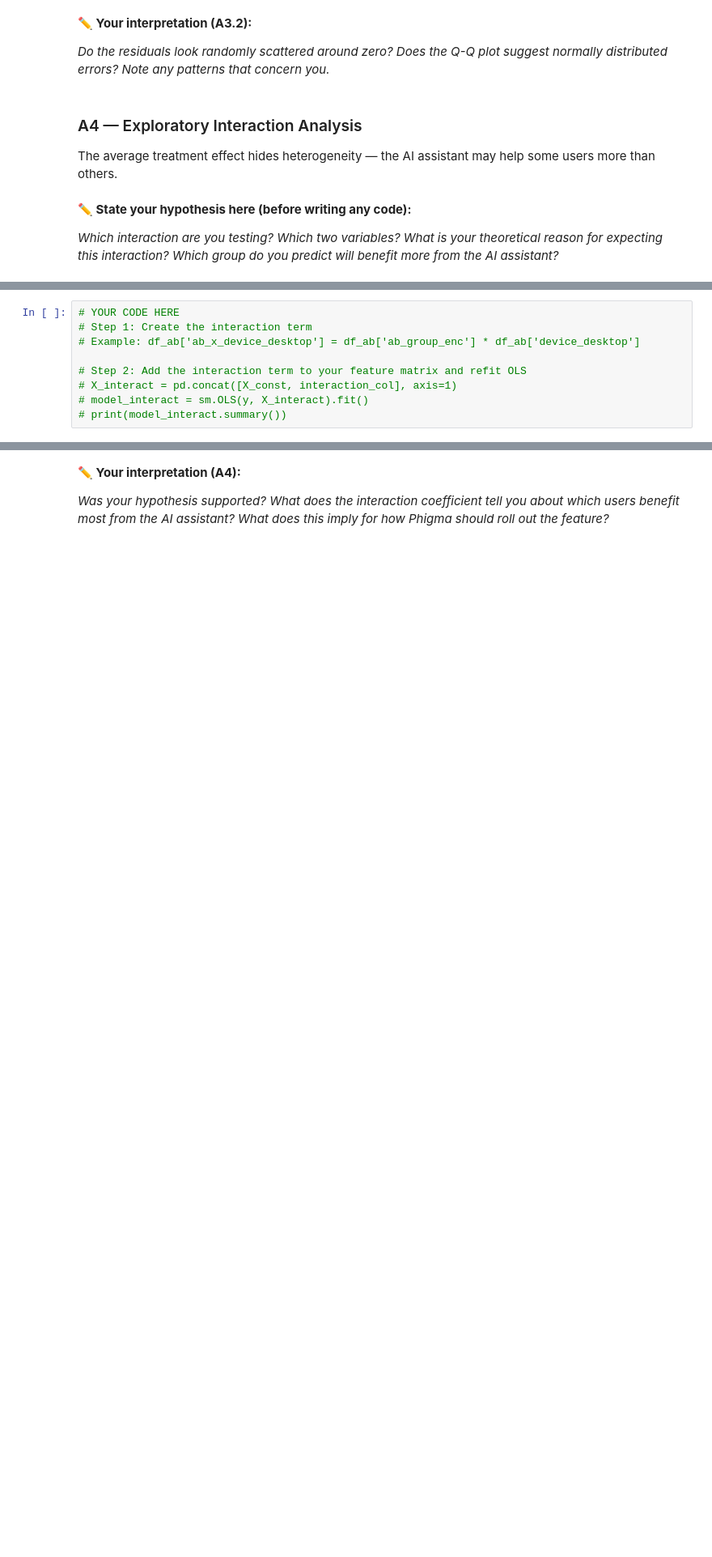
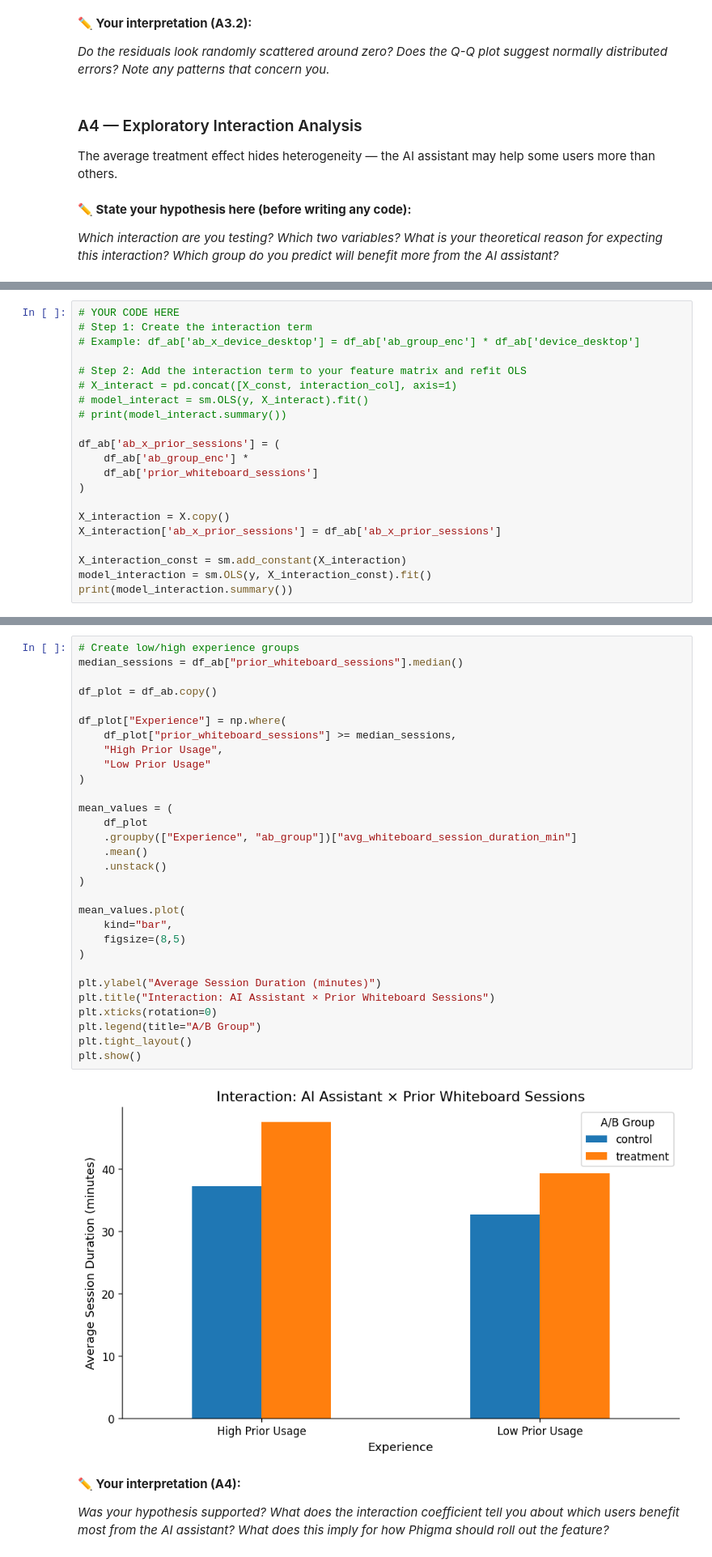
Before and after one commit to zlwym/IAT461_Assignment02, a Jupyter notebook: iat461_a2_scaffold_empty.ipynb, the cells around one changed output, grey strips where cells are left out. Shown at 81% size. Saved outputs shown, nothing was run; the diff lists cells and outputs as text; blank space fills up the shorter version.

```diff
--- a/iat461_a2_scaffold_empty.ipynb
+++ b/iat461_a2_scaffold_empty.ipynb
@@ -521,3 +539,15 @@ The average treatment effect hides heterogeneity — the AI assistant may help s
 # X_interact = pd.concat([X_const, interaction_col], axis=1)
 # model_interact = sm.OLS(y, X_interact).fit()
 # print(model_interact.summary())
+
+df_ab['ab_x_prior_sessions'] = (
+    df_ab['ab_group_enc'] *
+    df_ab['prior_whiteboard_sessions']
+)
+
+X_interaction = X.copy()
+X_interaction['ab_x_prior_sessions'] = df_ab['ab_x_prior_sessions']
+
+X_interaction_const = sm.add_constant(X_interaction)
+model_interaction = sm.OLS(y, X_interaction_const).fit()
+print(model_interaction.summary())
@@ -529,3 +572,35 @@ The average treatment effect hides heterogeneity — the AI assistant may help s
+# %%
+# Create low/high experience groups
+median_sessions = df_ab["prior_whiteboard_sessions"].median()
+
+df_plot = df_ab.copy()
+
+df_plot["Experience"] = np.where(
+    df_plot["prior_whiteboard_sessions"] >= median_sessions,
+    "High Prior Usage",
+    "Low Prior Usage"
+)
+
+mean_values = (
+    df_plot
+    .groupby(["Experience", "ab_group"])["avg_whiteboard_session_duration_min"]
+    .mean()
+    .unstack()
+)
+
+mean_values.plot(
+    kind="bar",
+    figsize=(8,5)
+)
+
+plt.ylabel("Average Session Duration (minutes)")
+plt.title("Interaction: AI Assistant × Prior Whiteboard Sessions")
+plt.xticks(rotation=0)
+plt.legend(title="A/B Group")
+plt.tight_layout()
+plt.show()
+# %% [output]
+[figure, added]
 # %% [markdown]
 **✏️ Your interpretation (A4):**
 
```
Also changed, not shown: parts of 6 cells of this notebook.
